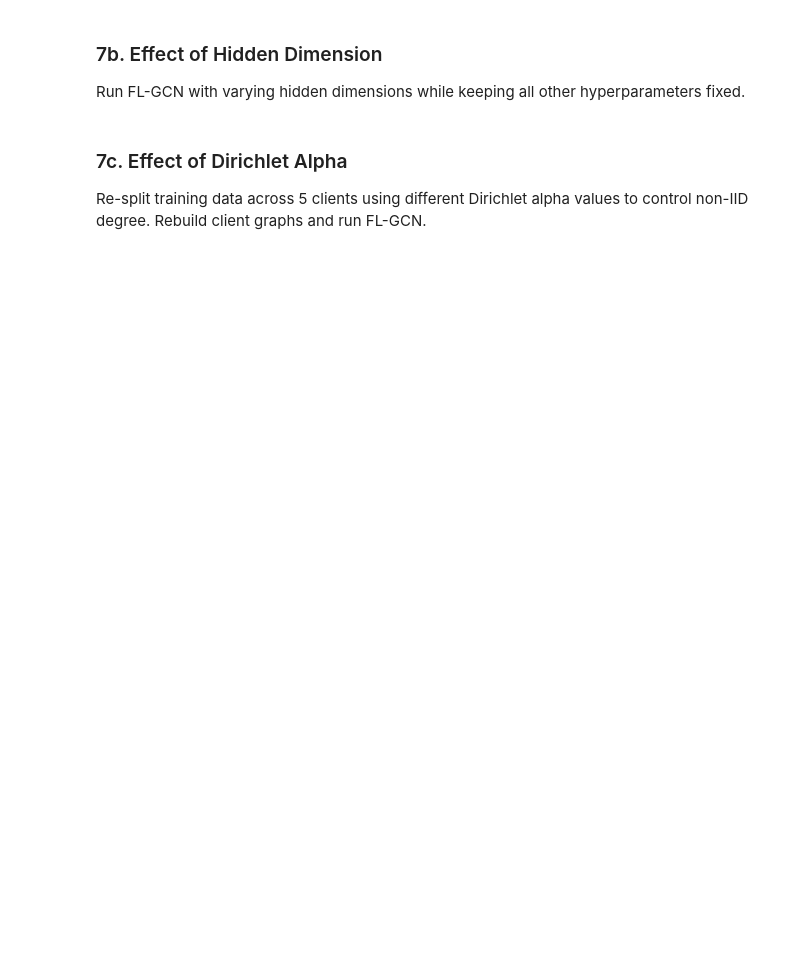
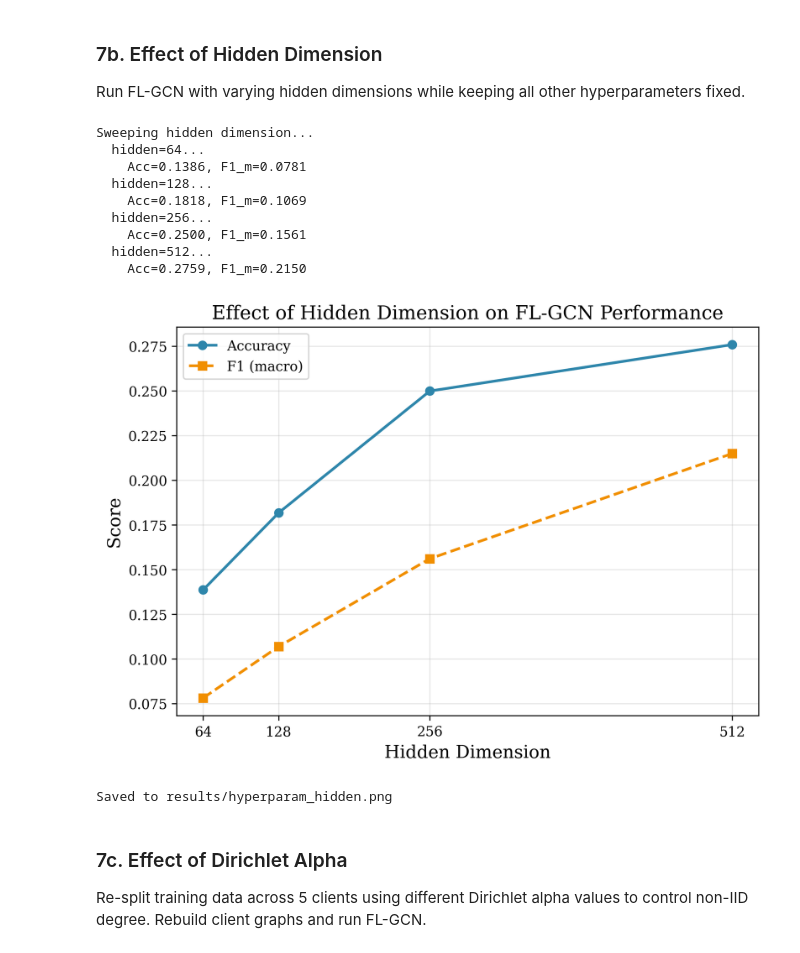
Before and after one commit to willtanoe/fl-gnn-ids-ciciot2023, a Jupyter notebook: notebooks/05_comprehensive_analysis.ipynb, the cells around one changed output. Drawn from its saved outputs; the diff is of its cells as text; code cells hidden in the pictures; blank space fills up the shorter version.

```diff
--- a/notebooks/05_comprehensive_analysis.ipynb
+++ b/notebooks/05_comprehensive_analysis.ipynb
@@ -534,35 +648,45 @@ Run FL-GCN with varying hidden dimensions while keeping all other hyperparameter
 # %%
 hidden_values = [64, 128, 256, 512]
 hd_results = {'hidden': [], 'accuracy': [], 'f1_m': []}
 
 print('Sweeping hidden dimension...')
 for h in hidden_values:
     print(f'  hidden={h}...')
-    def make_gcn(d, c):
-        return GCN(d, h, c, dropout=0.3)
-    preds = run_fl(make_gcn, client_graphs, test_graph)
+    preds = run_fl(GCN, client_graphs, test_graph, hidden=h, dropout=0.3)
     m = compute_metrics(test_graph['y'].cpu().numpy(), preds)
     hd_results['hidden'].append(h)
     acc_h = m['accuracy']
     f1_h = m['f1_m']
     hd_results['accuracy'].append(acc_h)
     hd_results['f1_m'].append(f1_h)
     print(f'    Acc={acc_h:.4f}, F1_m={f1_h:.4f}')
     torch.cuda.empty_cache()
 
 fig, ax1 = plt.subplots(figsize=(7, 5))
 ax1.plot(hd_results['hidden'], hd_results['accuracy'], 'o-', label='Accuracy', color='#2e86ab', linewidth=2)
 ax1.plot(hd_results['hidden'], hd_results['f1_m'], 's--', label='F1 (macro)', color='#f18f01', linewidth=2)
 ax1.set_xlabel('Hidden Dimension')
 ax1.set_ylabel('Score')
 ax1.set_title('Effect of Hidden Dimension on FL-GCN Performance')
 ax1.legend()
 ax1.grid(alpha=0.3)
 ax1.set_xticks(hidden_values)
 plt.tight_layout()
 plt.savefig(RESULTS / 'hyperparam_hidden.png')
 plt.show()
 print('Saved to results/hyperparam_hidden.png')
+# %% [output]
+Sweeping hidden dimension...
+  hidden=64...
+    Acc=0.1386, F1_m=0.0781
+  hidden=128...
+    Acc=0.1818, F1_m=0.1069
+  hidden=256...
+    Acc=0.2500, F1_m=0.1561
+  hidden=512...
+    Acc=0.2759, F1_m=0.2150
+[figure, added]
+Saved to results/hyperparam_hidden.png
 # %% [markdown]
 ### 7c. Effect of Dirichlet Alpha
 
```
Also changed, not shown: parts of 15 cells of this notebook, 14 other files.
